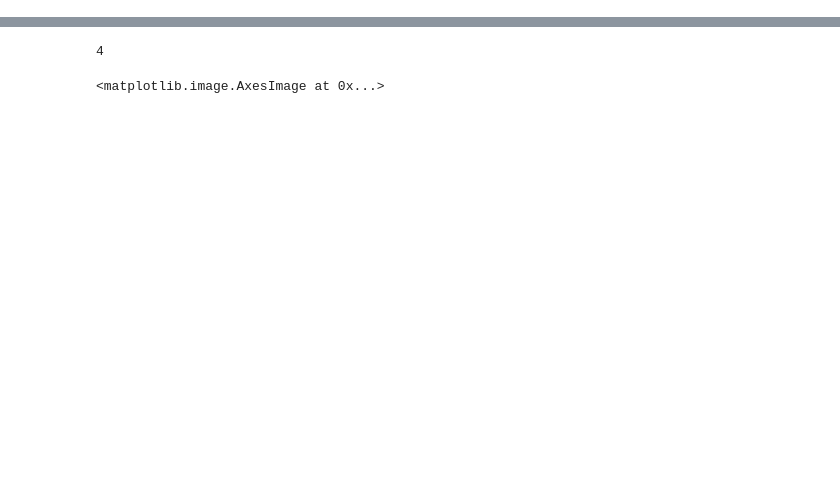
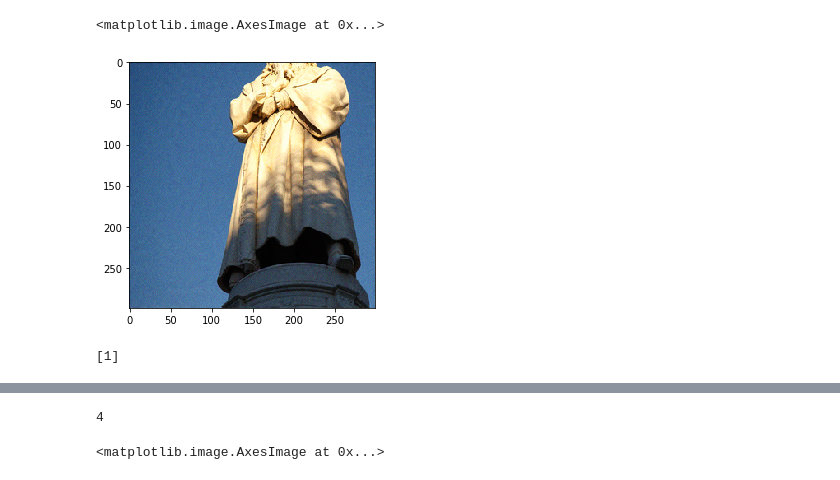
Before and after one commit to Alpus/nips_adversarial_attack, a Jupyter notebook: PushinMatyshin.ipynb, the cells around one changed output, grey strips where cells are left out. Saved outputs shown, nothing was run; the diff lists cells and outputs as text; code cells hidden in the pictures; blank space fills up the shorter version.

```diff
--- a/PushinMatyshin.ipynb
+++ b/PushinMatyshin.ipynb
@@ -54,0 +304,5 @@ df.head(5)
+# %%
+images = pm.inference(
+    [img], [target],
+    max_perturbation=50, alpha=1, start_lr=0.1, end_lr=0.001, n=10
+)
@@ -54,0 +330,5 @@ df.head(5)
+# %%
+io.imshow(images[0] / 255)
+# %% [output]
+<matplotlib.image.AxesImage at 0x...>
+[figure, added]
@@ -54,0 +337,5 @@ df.head(5)
+# %%
+names_batch, images_batch, targets_batch, enter_len = next(i)
+targets_batch
+# %% [output]
+[1]
```
Also changed, not shown: parts of 34 cells of this notebook, 2 other files.
